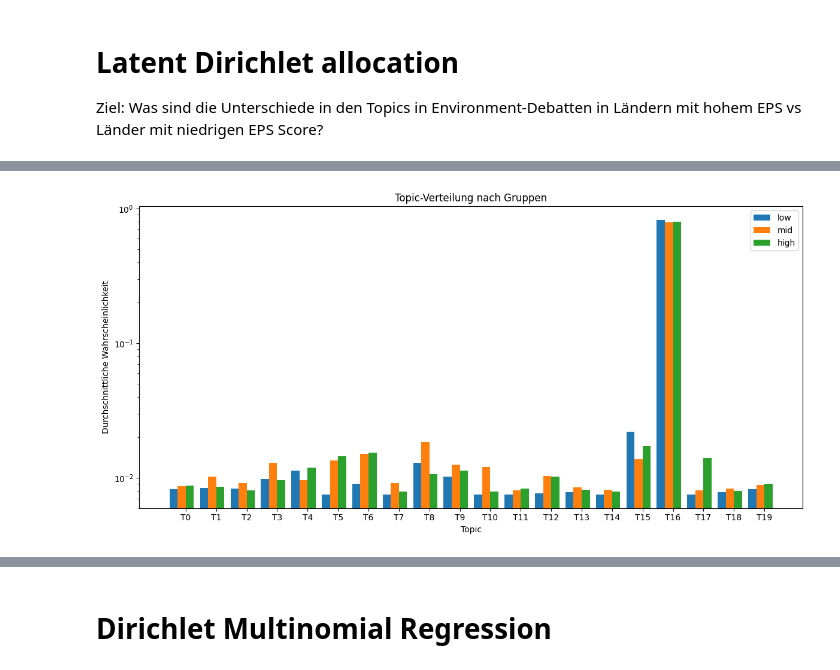
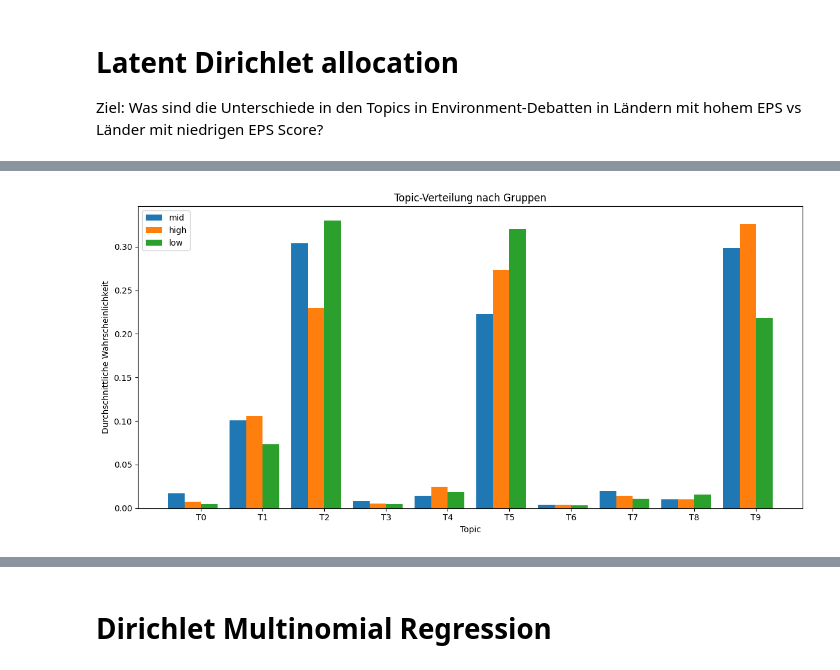
Before and after one commit to luca-heitmann/data-science-courses, a Jupyter notebook: digital-humanities/climate-debates/testing.ipynb, the cells around one changed output, grey strips where cells are left out. Drawn from its saved outputs; the diff is of its cells as text; code cells hidden in the pictures.

```diff
--- a/digital-humanities/climate-debates/testing.ipynb
+++ b/digital-humanities/climate-debates/testing.ipynb
@@ -457,12 +534,7 @@ def train_lda_model(documents, n_topics=10, max_features=5000):
     stop_words = list(ENGLISH_STOP_WORDS)
 
     # 2. Eigene Wörter hinzufügen
-    custom_words = [
-      "climate", "minister", "environmental", "think", "environment", "people",
-      "change", "say", "question", "time", "government", "mr", "like", "state",
-      "just", "going", "thank", "important", "need", "does",
-      "law", "president", "know", "want", "make", "good", "said"
-    ]
+    custom_words = []
     stop_words.extend(custom_words)
 
     # # Vektorisierung
@@ -474,24 +546,22 @@ def train_lda_model(documents, n_topics=10, max_features=5000):
     # )
     vectorizer = TfidfVectorizer(
         max_features=max_features,
-        min_df=100,         # Etwas höher ansetzen bei großen Korpora
-        max_df=0.2,         # Wörter, die in >50% vorkommen, werden ignoriert
+        min_df=0.01,
+        max_df=0.5,
         stop_words=stop_words,
-        ngram_range=(1, 2)  # Optional: Nimmt auch 2-Wort-Kombinationen auf
+        ngram_range=(1, 2)
     )
 
     # Die Matrix enthält nun TF-IDF Werte statt reiner Counts
     doc_term_matrix = vectorizer.fit_transform(documents)
 
-    # LDA trainieren
-    # Hinweis: LDA erwartet normalerweise Counts.
-    # TF-IDF funktioniert technisch auch, führt aber oft zu "schärferen" Topics.
     lda = LatentDirichletAllocation(
         n_components=n_topics,
         random_state=42,
-        max_iter=20,
+        max_iter=10,
         n_jobs=-1,
-        learning_method='online' # Oft stabiler bei TF-IDF Matrizen
+        learning_method='online', # Oft stabiler bei TF-IDF Matrizen
+        doc_topic_prior=0.005
     )
 
     lda.fit(doc_term_matrix)
@@ -511,7 +581,7 @@ def print_top_words(model, vectorizer, n_top_words=10):
     print(topic_desc)
 
 # LDA-Modell trainieren
-lda_model, vectorizer = train_lda_model(all_documents, n_topics=20)
+lda_model, vectorizer = train_lda_model(all_documents, n_topics=10)
 
 # Topics anschauen
 print("Gefundene Topics:")
@@ -560,32 +642,31 @@ def plot_topic_comparison(results):
     groups = list(results.keys())
     n_topics = len(results[groups[0]])
 
     fig, ax = plt.subplots(figsize=(12, 6))
 
     x = np.arange(n_topics)
     width = 0.8 / len(groups)
 
     for i, group in enumerate(groups):
         offset = width * i - (width * len(groups) / 2)
         ax.bar(x + offset, results[group], width, label=group)
 
     ax.set_xlabel("Topic")
     ax.set_ylabel("Durchschnittliche Wahrscheinlichkeit")
     ax.set_title("Topic-Verteilung nach Gruppen")
     ax.set_xticks(x)
     ax.set_xticklabels([f"T{i}" for i in range(n_topics)])
-    ax.set_yscale('log')
     ax.legend()
     plt.tight_layout()
     plt.show()
 
 # Subcorpora vergleichen
 eps_comparison = compare_subcorpora(
     environment_speeches, lda_model, vectorizer, group_column="EPS_category"
 )
 # Ergebnisse visualisieren
 plot_topic_comparison(
     eps_comparison
 )
 # %% [output]
-[figure, old version]
+[figure, new version]
```
Also changed, not shown: parts of 15 cells of this notebook.
